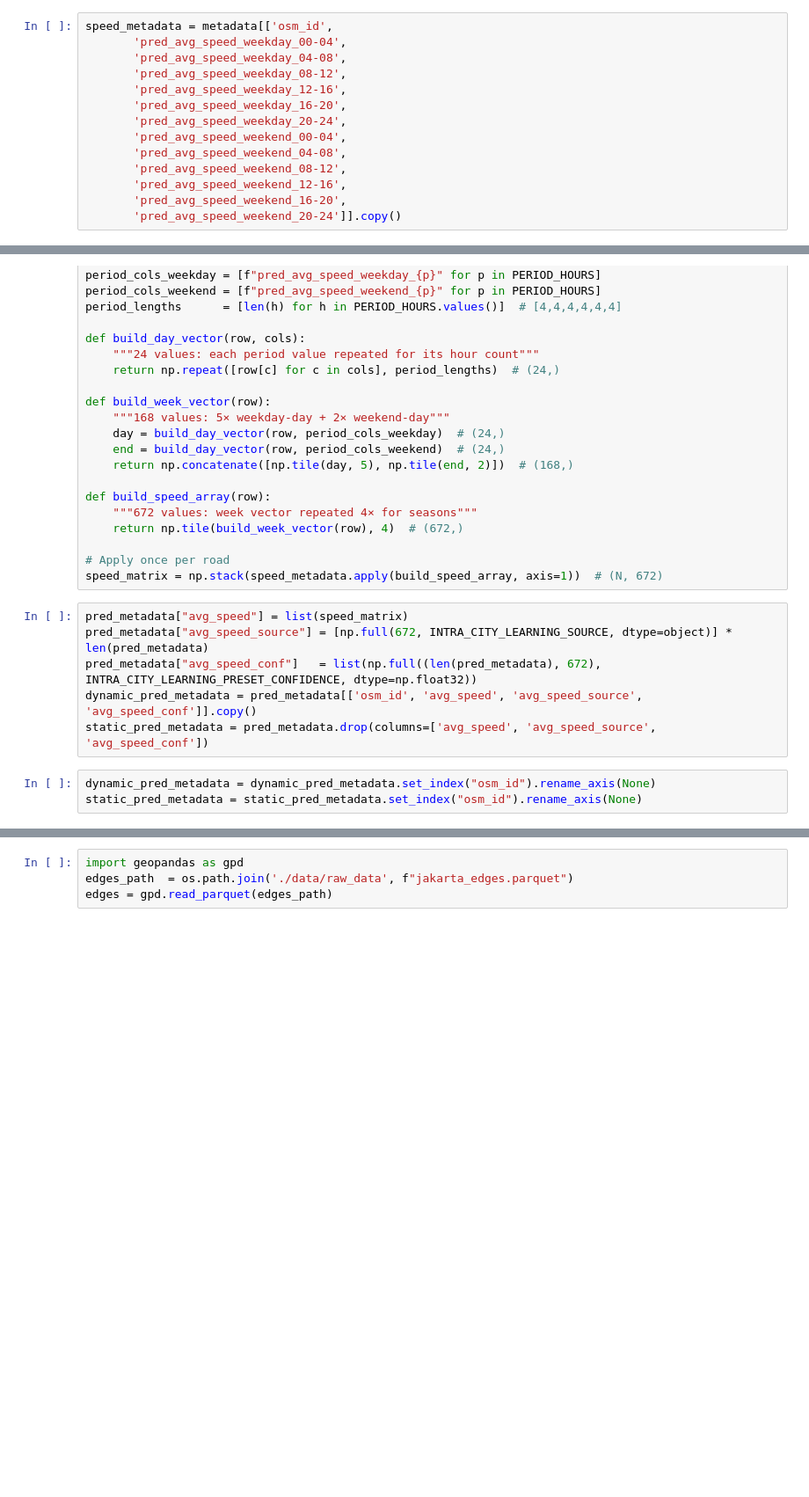
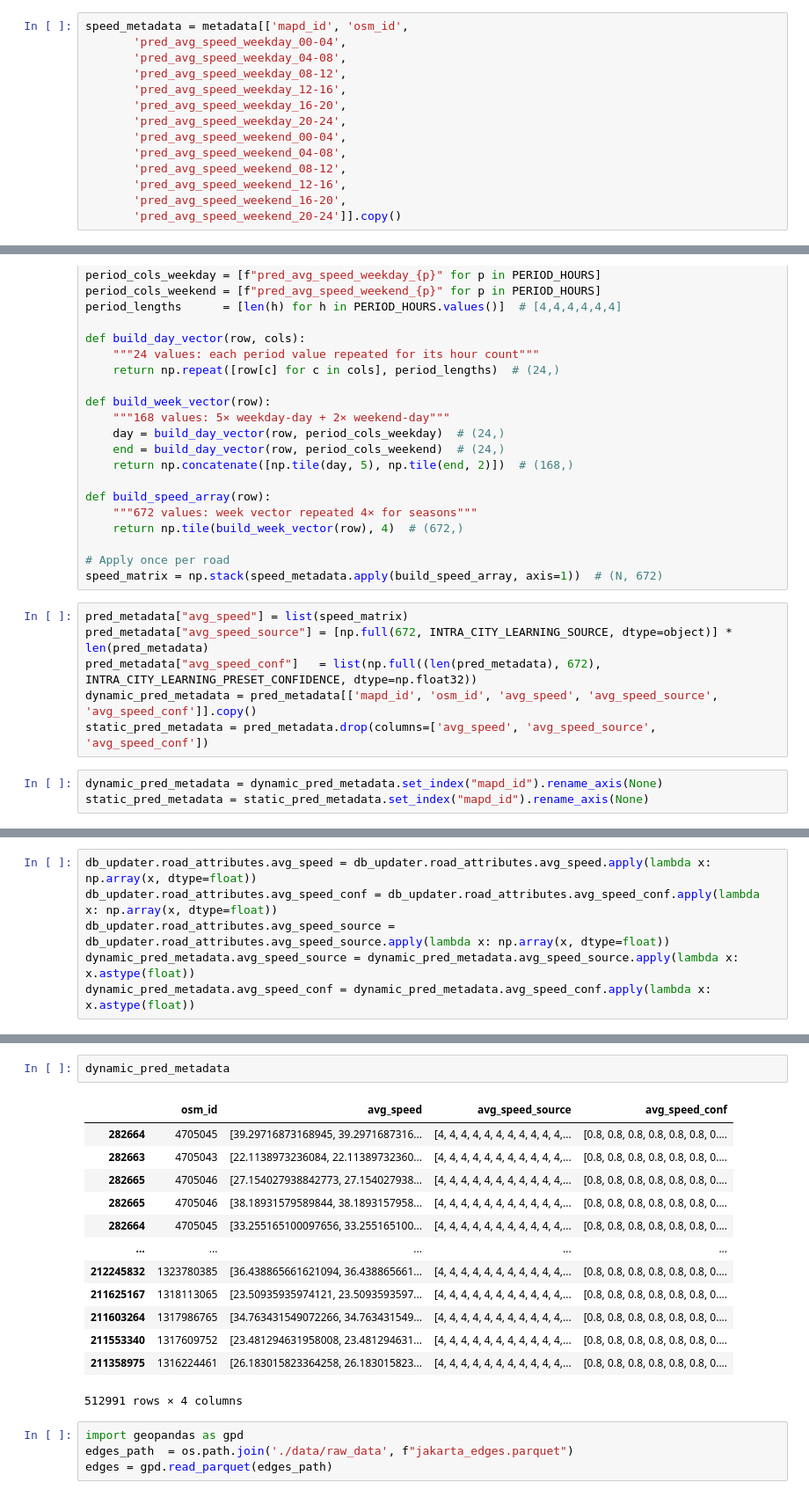
Before and after one commit to mo-hemdan/city-learning, a Jupyter notebook: insert_to_DB.ipynb, the cells around one changed output, grey strips where cells are left out. Shown at 88% size. Drawn from its saved outputs; the diff is of its cells as text; blank space fills up the shorter version.

```diff
--- a/insert_to_DB.ipynb
+++ b/insert_to_DB.ipynb
@@ -61,7 +61,7 @@ for c in ['road_type', 'nlanes', 'oneway', 'width', 'max_speed', 'min_speed']:
     pred_metadata[f'{c}_source'] = INTRA_CITY_LEARNING_SOURCE
     pred_metadata[f'{c}_conf'] = INTRA_CITY_LEARNING_PRESET_CONFIDENCE
 # %%
-speed_metadata = metadata[['osm_id',
+speed_metadata = metadata[['mapd_id', 'osm_id',
        'pred_avg_speed_weekday_00-04',
        'pred_avg_speed_weekday_04-08',
        'pred_avg_speed_weekday_08-12',
@@ -115,8 +115,8 @@ speed_matrix = np.stack(speed_metadata.apply(build_speed_array, axis=1))  # (N,
 pred_metadata["avg_speed"] = list(speed_matrix)
 pred_metadata["avg_speed_source"] = [np.full(672, INTRA_CITY_LEARNING_SOURCE, dtype=object)] * len(pred_metadata)
 pred_metadata["avg_speed_conf"]   = list(np.full((len(pred_metadata), 672), INTRA_CITY_LEARNING_PRESET_CONFIDENCE, dtype=np.float32))
-dynamic_pred_metadata = pred_metadata[['osm_id', 'avg_speed', 'avg_speed_source', 'avg_speed_conf']].copy()
+dynamic_pred_metadata = pred_metadata[['mapd_id', 'osm_id', 'avg_speed', 'avg_speed_source', 'avg_speed_conf']].copy()
 static_pred_metadata = pred_metadata.drop(columns=['avg_speed', 'avg_speed_source', 'avg_speed_conf'])
 # %%
-dynamic_pred_metadata = dynamic_pred_metadata.set_index("osm_id").rename_axis(None)
-static_pred_metadata = static_pred_metadata.set_index("osm_id").rename_axis(None)
+dynamic_pred_metadata = dynamic_pred_metadata.set_index("mapd_id").rename_axis(None)
+static_pred_metadata = static_pred_metadata.set_index("mapd_id").rename_axis(None)
@@ -166,0 +222,6 @@ KeyError: 221344726
+# %%
+db_updater.road_attributes.avg_speed = db_updater.road_attributes.avg_speed.apply(lambda x: np.array(x, dtype=float))
+db_updater.road_attributes.avg_speed_conf = db_updater.road_attributes.avg_speed_conf.apply(lambda x: np.array(x, dtype=float))
+db_updater.road_attributes.avg_speed_source = db_updater.road_attributes.avg_speed_source.apply(lambda x: np.array(x, dtype=float))
+dynamic_pred_metadata.avg_speed_source = dynamic_pred_metadata.avg_speed_source.apply(lambda x: x.astype(float))
+dynamic_pred_metadata.avg_speed_conf = dynamic_pred_metadata.avg_speed_conf.apply(lambda x: x.astype(float))
@@ -167,3 +373,19 @@ KeyError: 221344726
+# %%
+dynamic_pred_metadata
+# %% [output]
+|  | osm_id | avg_speed | avg_speed_source | avg_speed_conf |
+| 282664 | 4705045 | [39.29716873168945, 39.2971687316... | [4, 4, 4, 4, 4, 4, 4, 4, 4, 4, 4,... | [0.8, 0.8, 0.8, 0.8, 0.8, 0.8, 0.... |
+| 282663 | 4705043 | [22.1138973236084, 22.11389732360... | [4, 4, 4, 4, 4, 4, 4, 4, 4, 4, 4,... | [0.8, 0.8, 0.8, 0.8, 0.8, 0.8, 0.... |
+| 282665 | 4705046 | [27.154027938842773, 27.154027938... | [4, 4, 4, 4, 4, 4, 4, 4, 4, 4, 4,... | [0.8, 0.8, 0.8, 0.8, 0.8, 0.8, 0.... |
+| 282665 | 4705046 | [38.18931579589844, 38.1893157958... | [4, 4, 4, 4, 4, 4, 4, 4, 4, 4, 4,... | [0.8, 0.8, 0.8, 0.8, 0.8, 0.8, 0.... |
+| 282664 | 4705045 | [33.255165100097656, 33.255165100... | [4, 4, 4, 4, 4, 4, 4, 4, 4, 4, 4,... | [0.8, 0.8, 0.8, 0.8, 0.8, 0.8, 0.... |
+| ... | ... | ... | ... | ... |
+| 212245832 | 1323780385 | [36.438865661621094, 36.438865661... | [4, 4, 4, 4, 4, 4, 4, 4, 4, 4, 4,... | [0.8, 0.8, 0.8, 0.8, 0.8, 0.8, 0.... |
+| 211625167 | 1318113065 | [23.50935935974121, 23.5093593597... | [4, 4, 4, 4, 4, 4, 4, 4, 4, 4, 4,... | [0.8, 0.8, 0.8, 0.8, 0.8, 0.8, 0.... |
+| 211603264 | 1317986765 | [34.763431549072266, 34.763431549... | [4, 4, 4, 4, 4, 4, 4, 4, 4, 4, 4,... | [0.8, 0.8, 0.8, 0.8, 0.8, 0.8, 0.... |
+| 211553340 | 1317609752 | [23.481294631958008, 23.481294631... | [4, 4, 4, 4, 4, 4, 4, 4, 4, 4, 4,... | [0.8, 0.8, 0.8, 0.8, 0.8, 0.8, 0.... |
+| 211358975 | 1316224461 | [26.183015823364258, 26.183015823... | [4, 4, 4, 4, 4, 4, 4, 4, 4, 4, 4,... | [0.8, 0.8, 0.8, 0.8, 0.8, 0.8, 0.... |
+512991 rows × 4 columns
 # %%
 import geopandas as gpd
 edges_path  = os.path.join('./data/raw_data', f"jakarta_edges.parquet")
```
Also changed, not shown: parts of 38 cells of this notebook.
